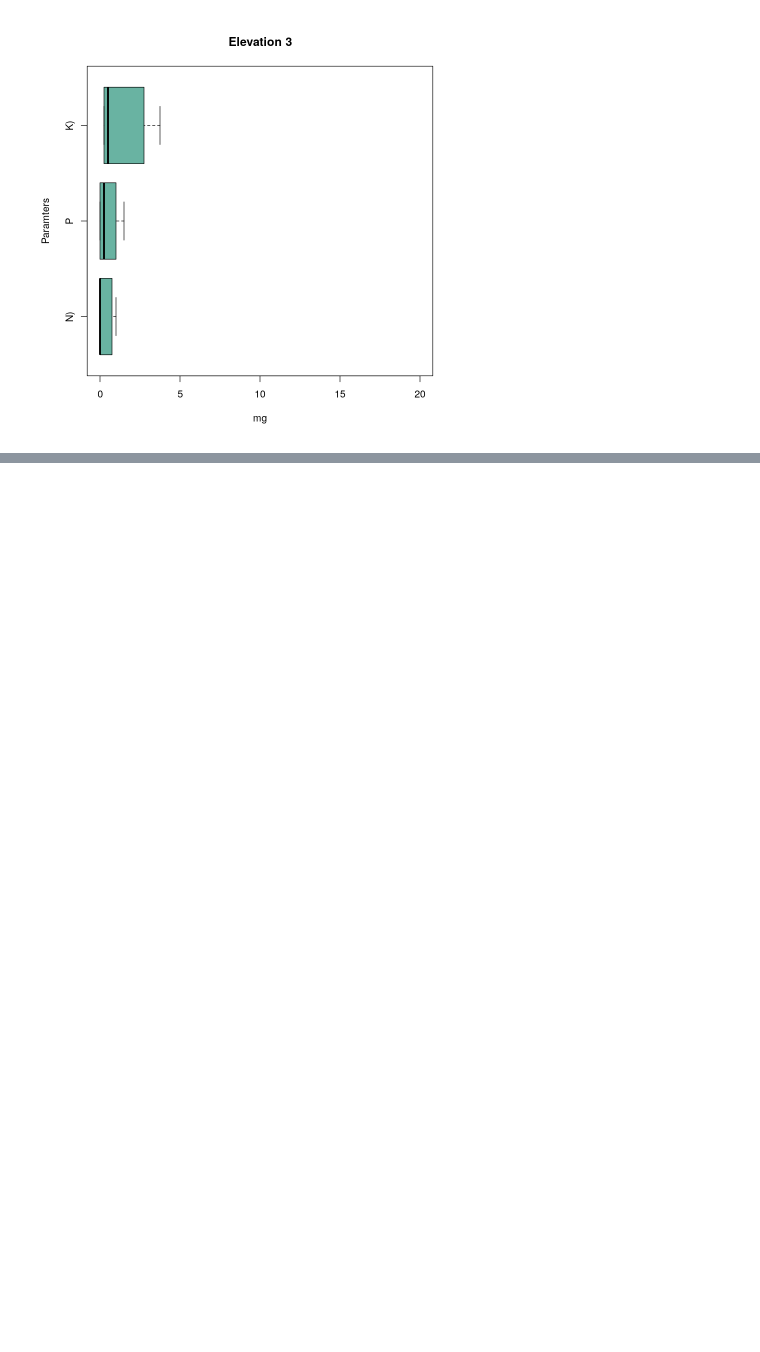
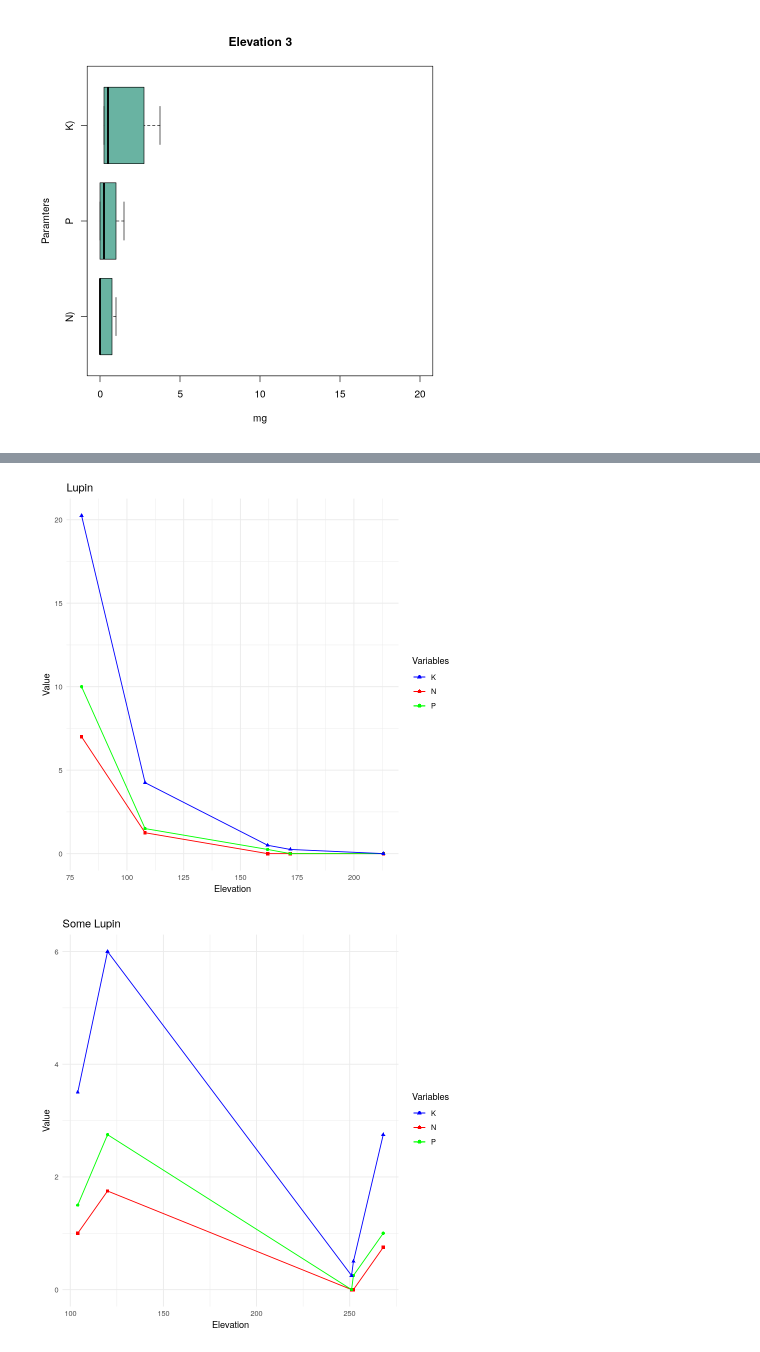
Before and after one commit to vassily60/IFS-soil-sampling, a Jupyter notebook: Untitled1.ipynb, the cells around one changed output, grey strips where cells are left out. Cells and saved outputs as stored; diff of their text form; code cells hidden in the pictures; blank space fills up the shorter version.

```diff
--- a/Untitled1.ipynb
+++ b/Untitled1.ipynb
@@ -166,0 +215,5 @@ boxplot(list_gr3 , col="#69b3a2" , ylab="Paramters",xlab='mg' , horizontal=TRUE,
+# %%
+dfa = filter(df2, Ground=="lupin")
+dfb = filter(df2, Ground=="some lupin")
+dfc = filter(df2, Ground=="heath")
+dfd = filter(df2, Ground=="high heath")
@@ -166,0 +231,55 @@ boxplot(list_gr3 , col="#69b3a2" , ylab="Paramters",xlab='mg' , horizontal=TRUE,
+# %%
+ggplot(dfa, aes(x = Elevation..m.)) +
+  geom_line(aes(y = N..mg., color = "N")) +
+  geom_point(aes(y = N..mg., color = "N"), pch = 15) +
+  geom_line(aes(y = P..mg., color = "P")) +
+  geom_point(aes(y = P..mg., color = "P"), pch = 16) +
+  geom_line(aes(y = K..mg., color = "K")) +
+  geom_point(aes(y = K..mg., color = "K"), pch = 17) +
+  labs(title = "Lupin", x = "Elevation", y = "Value") +
+  scale_color_manual(name = "Variables",
+                     values = c("N" = "red", "P" = "green", "K" = "blue"),
+                     labels = c("K", "N", "P")) +
+  theme_minimal()
+
+ggplot(dfb, aes(x = Elevation..m.)) +
+  geom_line(aes(y = N..mg., color = "N")) +
+  geom_point(aes(y = N..mg., color = "N"), pch = 15) +
+  geom_line(aes(y = P..mg., color = "P")) +
+  geom_point(aes(y = P..mg., color = "P"), pch = 16) +
+  geom_line(aes(y = K..mg., color = "K")) +
+  geom_point(aes(y = K..mg., color = "K"), pch = 17) +
+  labs(title = "Some Lupin", x = "Elevation", y = "Value") +
+  scale_color_manual(name = "Variables",
+                     values = c("N" = "red", "P" = "green", "K" = "blue"),
+                     labels = c("K", "N", "P")) +
+  theme_minimal()
+
+ggplot(dfc, aes(x = Elevation..m.)) +
+  geom_line(aes(y = N..mg., color = "N")) +
+  geom_point(aes(y = N..mg., color = "N"), pch = 15) +
+  geom_line(aes(y = P..mg., color = "P")) +
+  geom_point(aes(y = P..mg., color = "P"), pch = 16) +
+  geom_line(aes(y = K..mg., color = "K")) +
+  geom_point(aes(y = K..mg., color = "K"), pch = 17) +
+  labs(title = "Heath", x = "Elevation", y = "Value") +
+  scale_color_manual(name = "Variables",
+                     values = c("N" = "red", "P" = "green", "K" = "blue"),
+                     labels = c("K", "N", "P")) +
+  theme_minimal()
+
+ggplot(dfd, aes(x = Elevation..m.)) +
+  geom_line(aes(y = N..mg., color = "N")) +
+  geom_point(aes(y = N..mg., color = "N"), pch = 15) +
+  geom_line(aes(y = P..mg., color = "P")) +
+  geom_point(aes(y = P..mg., color = "P"), pch = 16) +
+  geom_line(aes(y = K..mg., color = "K")) +
+  geom_point(aes(y = K..mg., color = "K"), pch = 17) +
+  labs(title = "High Heath", x = "Elevation", y = "Value") +
+  scale_color_manual(name = "Variables",
+                     values = c("N" = "red", "P" = "green", "K" = "blue"),
+                     labels = c("K", "N", "P")) +
+  theme_minimal()
+# %% [output]
+[figure, added]
+[figure, added]
```
Also changed, not shown: parts of 8 cells of this notebook, 1 other file.
